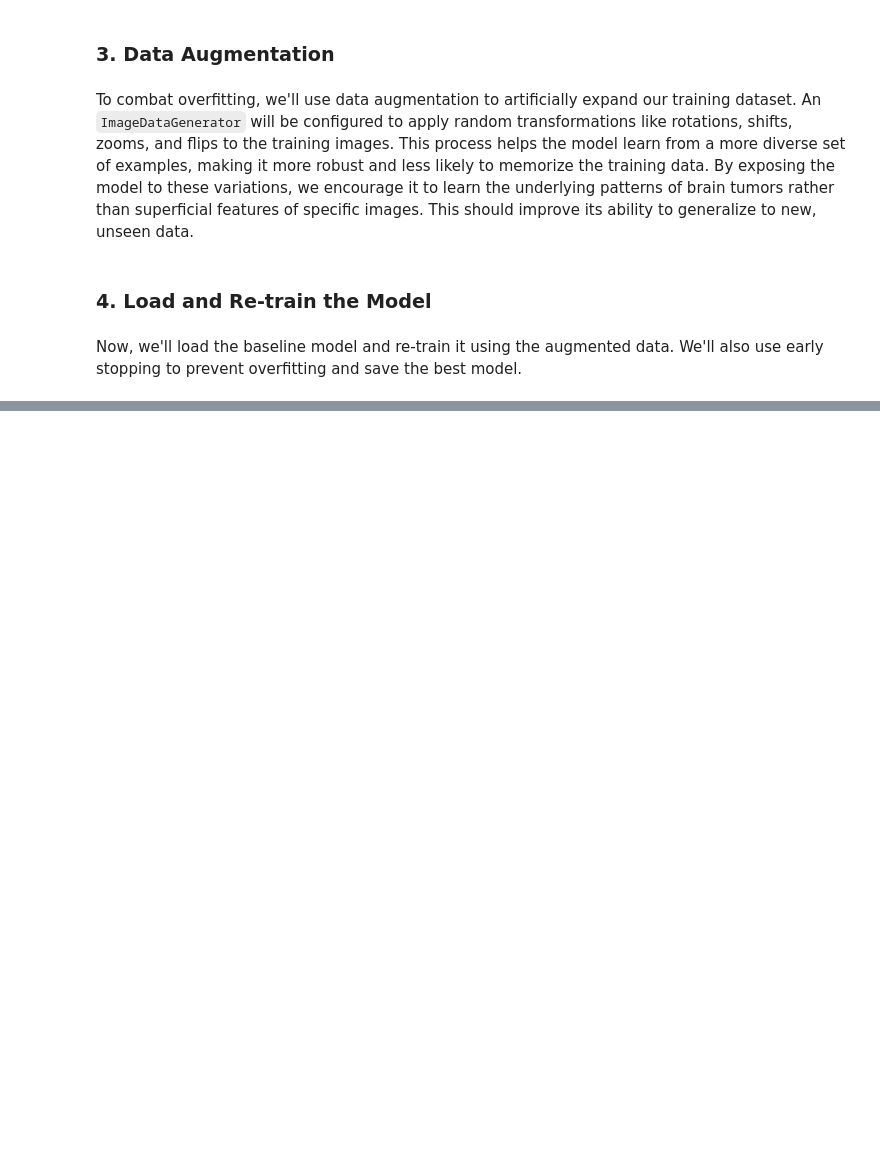
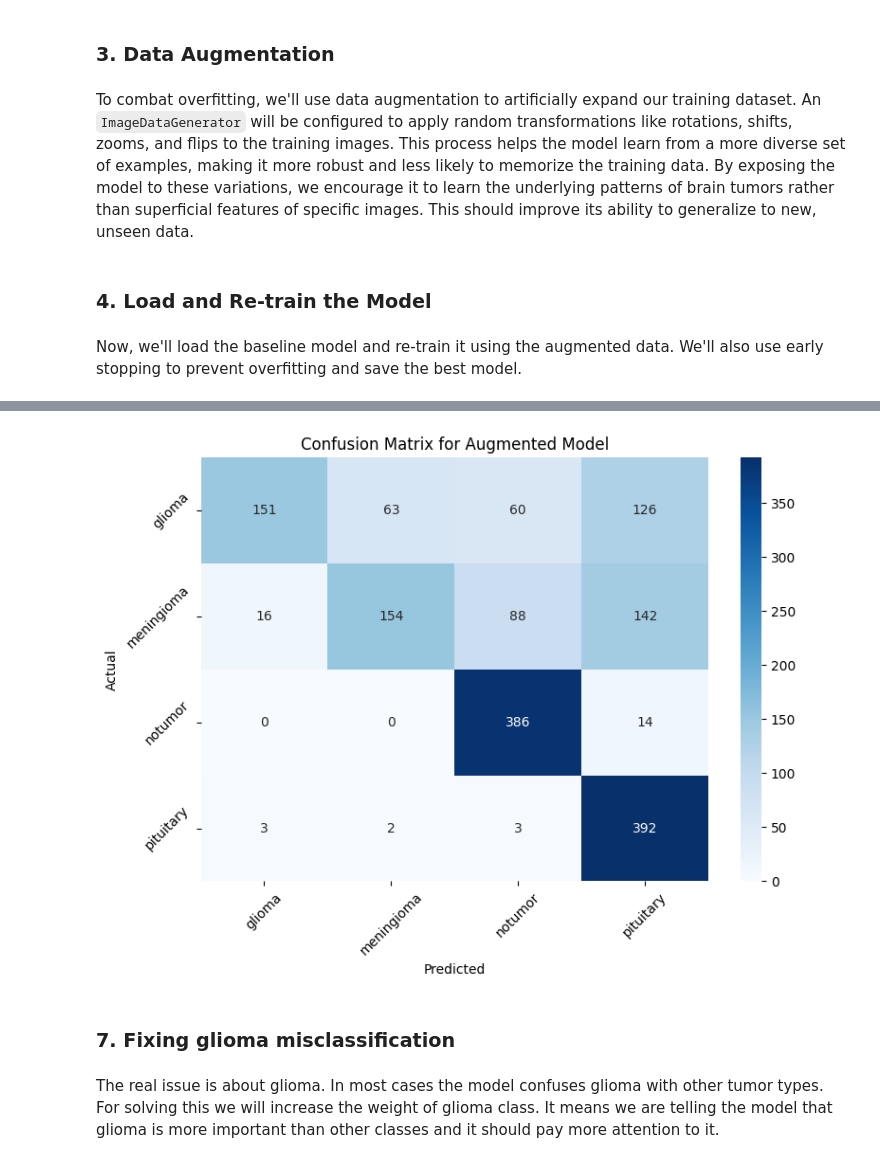
Before and after one commit to Fazil-Behbudov/Medical-Image-Classification-for-Disease-Detection, a Jupyter notebook: notebooks/05_model_improvement.ipynb, the cells around one changed output, grey strips where cells are left out. Drawn from its saved outputs; the diff is of its cells as text; code cells hidden in the pictures; blank space fills up the shorter version.

Commit message:
Final model: Brain Tumor Detection CNN (80% accuracy, excellent generalization)

```diff
--- a/notebooks/05_model_improvement.ipynb
+++ b/notebooks/05_model_improvement.ipynb
@@ -34,8 +41,3 @@ datagen = ImageDataGenerator(
 ### 4. Load and Re-train the Model
 # %% [markdown]
 Now, we'll load the baseline model and re-train it using the augmented data. We'll also use early stopping to prevent overfitting and save the best model.
-# %%
-model = load_model('../results/baseline_model.keras')
-early_stopping = EarlyStopping(monitor='val_loss', patience=5, restore_best_weights=True)
-model_checkpoint = ModelCheckpoint('../results/best_model.keras', save_best_only=True, monitor='val_loss')
-model.fit(datagen.flow(X_train, y_train, batch_size=32), epochs=50, validation_data=(X_val, y_test), callbacks=[early_stopping, model_checkpoint])
@@ -41,0 +72,6 @@ model.fit(datagen.flow(X_train, y_train, batch_size=32), epochs=50, validation_d
+# %%
+augmented_model = load_model('../results/best_model.keras')
+X_test_augmented = np.repeat(X_test, 3, axis=-1)
+test_loss, test_acc = augmented_model.evaluate(X_test_augmented, y_test)
+print(f'Augmented Model Test Loss: {test_loss:.4f}')
+print(f'Augmented Model Test Accuracy: {test_acc:.4f}')
@@ -41,0 +84,13 @@ model.fit(datagen.flow(X_train, y_train, batch_size=32), epochs=50, validation_d
+# %%
+from sklearn.metrics import classification_report, confusion_matrix
+import matplotlib.pyplot as plt
+import seaborn as sns
+
+# Make predictions
+pred = augmented_model.predict(X_test_augmented)
+y_pred = np.argmax(pred, axis=1)
+
+# Generate classification report
+target_names = ['glioma', 'meningioma', 'notumor', 'pituitary']
+report = classification_report(y_test, y_pred, target_names=target_names)
+print(report)
@@ -41,0 +109,17 @@ model.fit(datagen.flow(X_train, y_train, batch_size=32), epochs=50, validation_d
+# %%
+# Generate confusion matrix
+plt.figure(figsize=(8, 6))
+sns.heatmap(confusion_matrix(y_test, y_pred), annot=True, fmt='d', cmap='Blues', xticklabels=target_names, yticklabels=target_names)
+plt.xlabel('Predicted')
+plt.ylabel('Actual')
+plt.title('Confusion Matrix for Augmented Model')
+plt.xticks(rotation=45)
+plt.yticks(rotation=45)
+plt.tight_layout()
+plt.show()
+# %% [output]
+[figure, added]
+# %% [markdown]
+### 7. Fixing glioma misclassification
+# %% [markdown]
+The real issue is about glioma. In most cases the model confuses glioma with other tumor types. For solving this we will increase the weight of glioma class. It means we are telling the model that glioma is more important than other classes and it should pay more attention to it.
```
Also changed, not shown: parts of 19 cells of this notebook, 7 other files.
